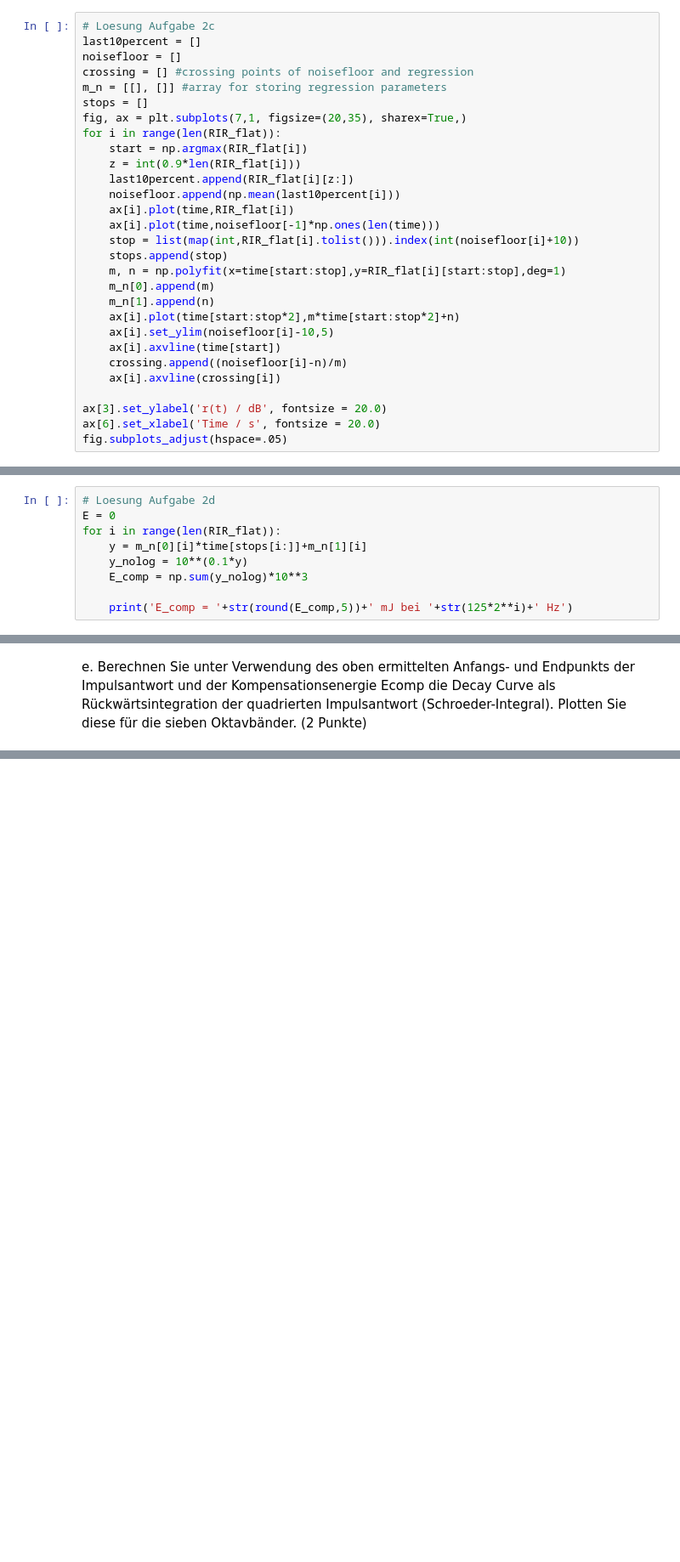
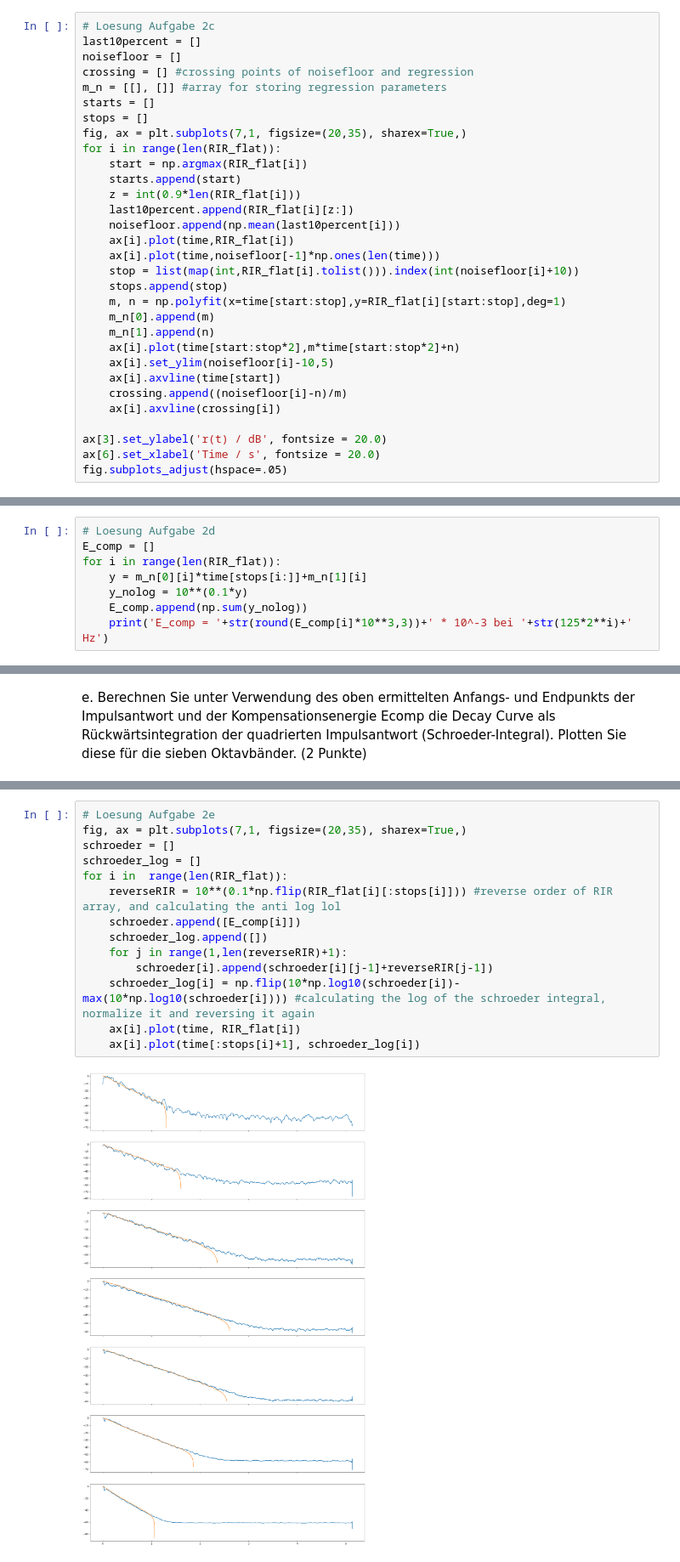
Before and after one commit to ChristianScheer97/Raumakustik_Hausaufgabe_-, a Jupyter notebook: Raumakustik_Hausaufgabe1.ipynb, the cells around one changed output, grey strips where cells are left out. Shown at 85% size. Cells and saved outputs as stored; diff of their text form; blank space fills up the shorter version.

Commit message:
Aufgabe 2 e-g, bitte überprüfen

```diff
--- a/Raumakustik_Hausaufgabe1.ipynb
+++ b/Raumakustik_Hausaufgabe1.ipynb
@@ -137,10 +138,12 @@ last10percent = []
 noisefloor = []
 crossing = [] #crossing points of noisefloor and regression
 m_n = [[], []] #array for storing regression parameters
+starts = []
 stops = []
 fig, ax = plt.subplots(7,1, figsize=(20,35), sharex=True,)
 for i in range(len(RIR_flat)):
     start = np.argmax(RIR_flat[i])
+    starts.append(start)
     z = int(0.9*len(RIR_flat[i]))
     last10percent.append(RIR_flat[i][z:])
     noisefloor.append(np.mean(last10percent[i]))
@@ -166,11 +169,10 @@ fig.subplots_adjust(hspace=.05)
 d. Berechnen Sie für jede dieser Kurven eine Kompensationsenergie Ecomp für den durch den Noise Floor verdeckten Teil des Ausklangs nach Lundeby et al. (1995, S. 347f.) (3 Punkte)
 # %%
 # Loesung Aufgabe 2d
-E = 0
+E_comp = []
 for i in range(len(RIR_flat)):
     y = m_n[0][i]*time[stops[i:]]+m_n[1][i]
     y_nolog = 10**(0.1*y)
-    E_comp = np.sum(y_nolog)*10**3
-
-    print('E_comp = '+str(round(E_comp,5))+' mJ bei '+str(125*2**i)+' Hz')
+    E_comp.append(np.sum(y_nolog))
+    print('E_comp = '+str(round(E_comp[i]*10**3,3))+' * 10^-3 bei '+str(125*2**i)+' Hz')
 # %% [output]
@@ -188,2 +188,18 @@ e. Berechnen Sie unter Verwendung des oben ermittelten Anfangs- und Endpunkts de
+# %%
+# Loesung Aufgabe 2e
+fig, ax = plt.subplots(7,1, figsize=(20,35), sharex=True,)
+schroeder = []
+schroeder_log = []
+for i in  range(len(RIR_flat)):
+    reverseRIR = 10**(0.1*np.flip(RIR_flat[i][:stops[i]])) #reverse order of RIR array, and calculating the anti log lol
+    schroeder.append([E_comp[i]])
+    schroeder_log.append([])
+    for j in range(1,len(reverseRIR)+1):
+        schroeder[i].append(schroeder[i][j-1]+reverseRIR[j-1])
+    schroeder_log[i] = np.flip(10*np.log10(schroeder[i])-max(10*np.log10(schroeder[i]))) #calculating the log of the schroeder integral, normalize it and reversing it again
+    ax[i].plot(time, RIR_flat[i])
+    ax[i].plot(time[:stops[i]+1], schroeder_log[i])
+# %% [output]
+[figure, added]
 # %% [markdown]
 f. Bestimmen Sie in Oktavbändern die Nachhallzeiten T10, T20 und T30 aus den Decay Curves als Steigung einer linearen Regressionsgeraden zwischen den in ISO 3382:2008 definierten Anfangs- und Endpunkten. Prüfen Sie jeweils, ob die für die Bestimmung von T10, T20 und T30 erforderlichen Signal-Rauschabstände gegeben sind und geben nur die Werte aus, bei denen dies der Fall ist. (3 Punkte)
```
Also changed, not shown: parts of 7 cells of this notebook.
